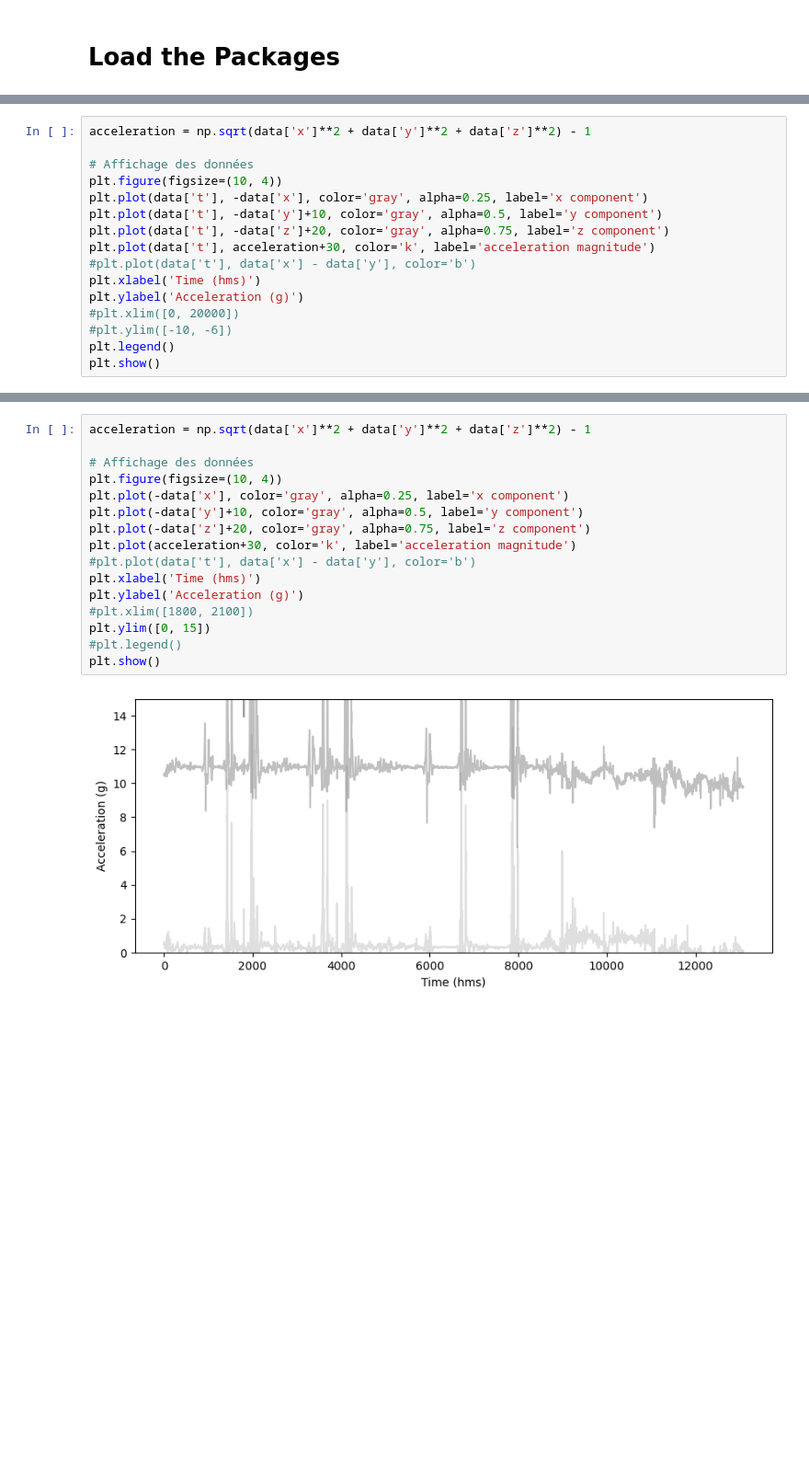
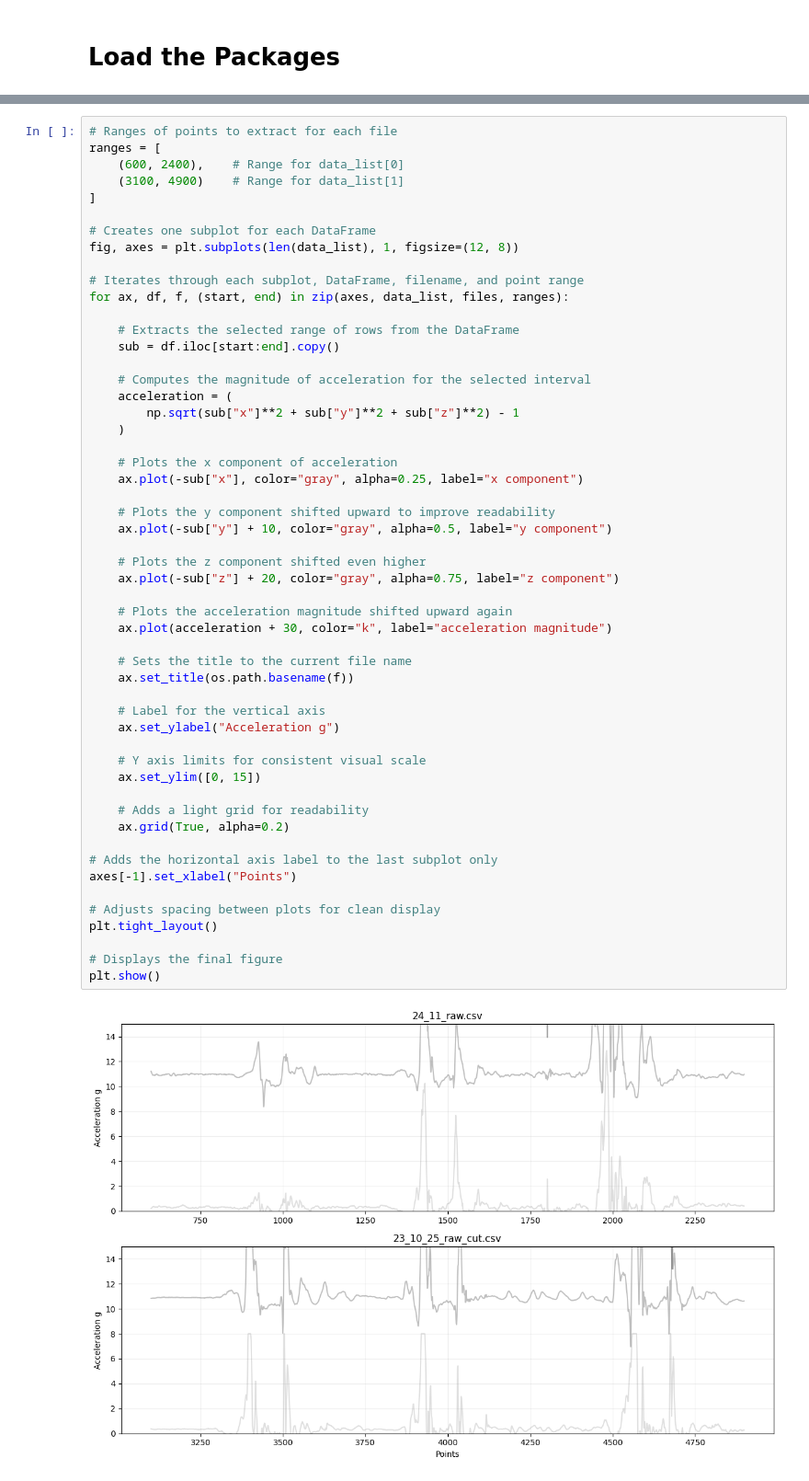
Before and after one commit to TevaSemStudent/HAH913E_Physical_Activity_Accelerometry_Project, a Jupyter notebook: Python_acc/Code_2.ipynb, the cells around one changed output, grey strips where cells are left out. Shown at 92% size. Cells and saved outputs as stored; diff of their text form; blank space fills up the shorter version.

```diff
--- a/Python_acc/Code_2.ipynb
+++ b/Python_acc/Code_2.ipynb
@@ -124,16 +207,0 @@ None
-# %%
-acceleration = np.sqrt(data['x']**2 + data['y']**2 + data['z']**2) - 1
-
-# Affichage des données
-plt.figure(figsize=(10, 4))
-plt.plot(data['t'], -data['x'], color='gray', alpha=0.25, label='x component')
-plt.plot(data['t'], -data['y']+10, color='gray', alpha=0.5, label='y component')
-plt.plot(data['t'], -data['z']+20, color='gray', alpha=0.75, label='z component')
-plt.plot(data['t'], acceleration+30, color='k', label='acceleration magnitude')
-#plt.plot(data['t'], data['x'] - data['y'], color='b')
-plt.xlabel('Time (hms)')
-plt.ylabel('Acceleration (g)')
-#plt.xlim([0, 20000])
-#plt.ylim([-10, -6])
-plt.legend()
-plt.show()
@@ -142,18 +210,55 @@ plt.show()
 # %%
-acceleration = np.sqrt(data['x']**2 + data['y']**2 + data['z']**2) - 1
+# Ranges of points to extract for each file
+ranges = [
+    (600, 2400),    # Range for data_list[0]
+    (3100, 4900)    # Range for data_list[1]
+]
 
-# Affichage des données
-plt.figure(figsize=(10, 4))
-plt.plot(-data['x'], color='gray', alpha=0.25, label='x component')
-plt.plot(-data['y']+10, color='gray', alpha=0.5, label='y component')
-plt.plot(-data['z']+20, color='gray', alpha=0.75, label='z component')
-plt.plot(acceleration+30, color='k', label='acceleration magnitude')
-#plt.plot(data['t'], data['x'] - data['y'], color='b')
-plt.xlabel('Time (hms)')
-plt.ylabel('Acceleration (g)')
-#plt.xlim([1800, 2100])
-plt.ylim([0, 15])
-#plt.legend()
+# Creates one subplot for each DataFrame
+fig, axes = plt.subplots(len(data_list), 1, figsize=(12, 8))
+
+# Iterates through each subplot, DataFrame, filename, and point range
+for ax, df, f, (start, end) in zip(axes, data_list, files, ranges):
+
+    # Extracts the selected range of rows from the DataFrame
+    sub = df.iloc[start:end].copy()
+
+    # Computes the magnitude of acceleration for the selected interval
+    acceleration = (
+        np.sqrt(sub["x"]**2 + sub["y"]**2 + sub["z"]**2) - 1
+    )
+
+    # Plots the x component of acceleration
+    ax.plot(-sub["x"], color="gray", alpha=0.25, label="x component")
+
+    # Plots the y component shifted upward to improve readability
+    ax.plot(-sub["y"] + 10, color="gray", alpha=0.5, label="y component")
+
+    # Plots the z component shifted even higher
+    ax.plot(-sub["z"] + 20, color="gray", alpha=0.75, label="z component")
+
+    # Plots the acceleration magnitude shifted upward again
+    ax.plot(acceleration + 30, color="k", label="acceleration magnitude")
+
+    # Sets the title to the current file name
+    ax.set_title(os.path.basename(f))
+
+    # Label for the vertical axis
+    ax.set_ylabel("Acceleration g")
+
+    # Y axis limits for consistent visual scale
+    ax.set_ylim([0, 15])
+
+    # Adds a light grid for readability
+    ax.grid(True, alpha=0.2)
+
+# Adds the horizontal axis label to the last subplot only
+axes[-1].set_xlabel("Points")
+
+# Adjusts spacing between plots for clean display
+plt.tight_layout()
+
+# Displays the final figure
 plt.show()
 # %% [output]
-[figure, old version]
+[figure, new version]
```
Also changed, not shown: parts of 15 cells of this notebook.
